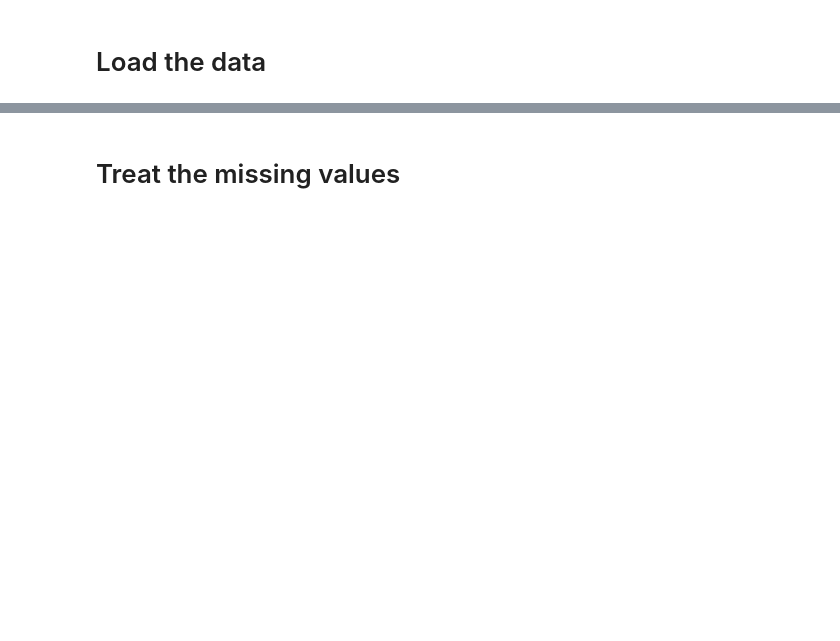
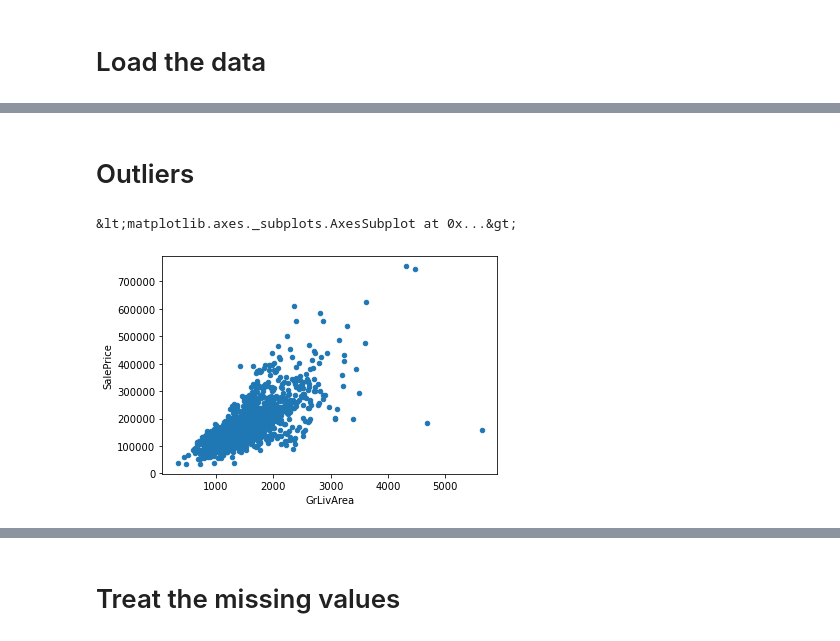
Before and after one commit to GiovanniAFrigeri/HousePrices, a Jupyter notebook: HousePrices.ipynb, the cells around one changed output, grey strips where cells are left out. Cells and saved outputs as stored; diff of their text form; code cells hidden in the pictures; blank space fills up the shorter version.

```diff
--- a/HousePrices.ipynb
+++ b/HousePrices.ipynb
@@ -65,15 +69,6 @@ def calc_vif(X):
 #load the training and testing datasets
 training_data = pd.read_csv('train.csv')
 testing_data = pd.read_csv('test.csv')
-
-#target variable
-target = training_data['SalePrice']
-
-#drop 'SalePrice' column in the training dataset
-training_data.drop(columns = 'SalePrice', inplace = True)
-
-#merge the training and testing datasets
-#data_merged = pd.concat([training_data, testing_data], axis = 0)
 # %%
 print(training_data.shape)
 print(testing_data.shape)
@@ -82,0 +89,7 @@ training_data.head()
+# %% [markdown]
+# Outliers
+# %%
+training_data.plot.scatter(x = 'GrLivArea', y = 'SalePrice')
+# %% [output]
+&lt;matplotlib.axes._subplots.AxesSubplot at 0x...&gt;
+[figure, added]
```
Also changed, not shown: parts of 49 cells of this notebook.
